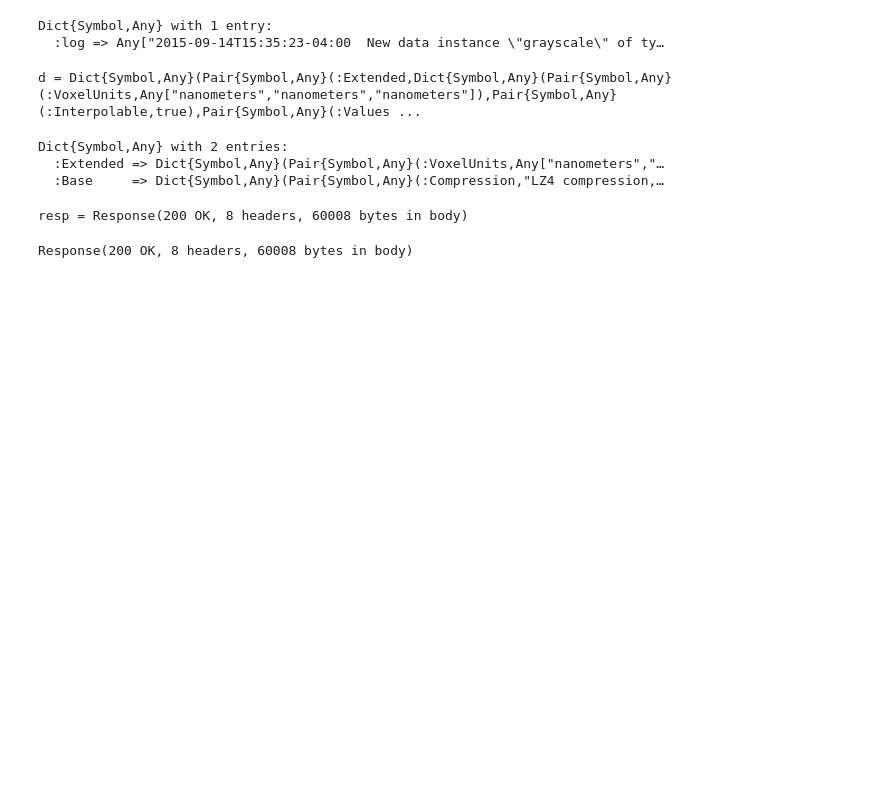
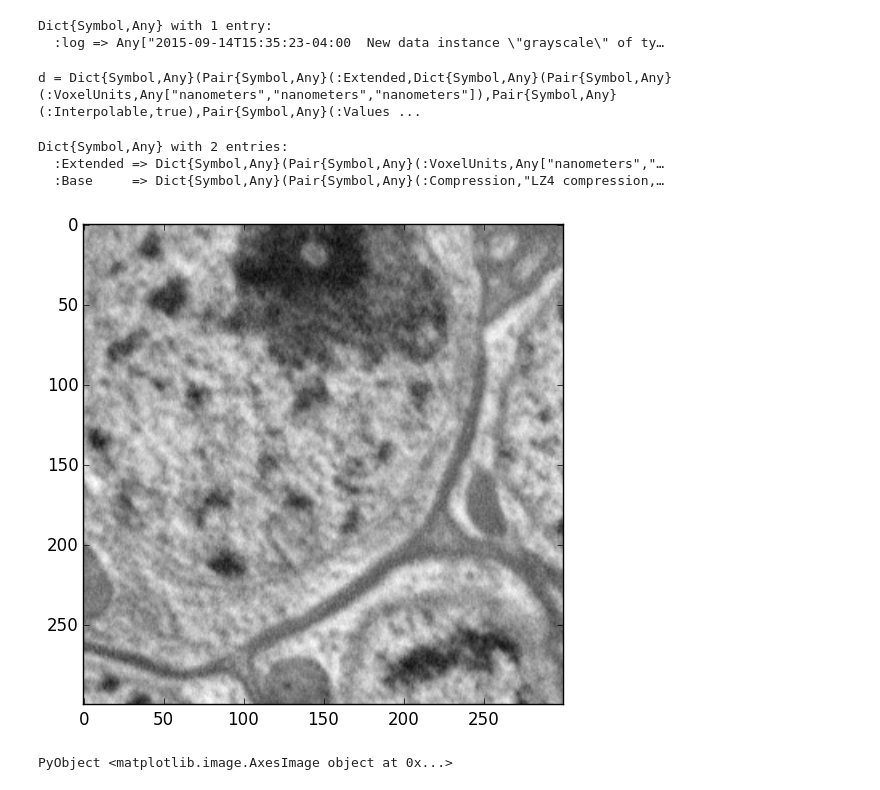
Before and after one commit to seung-lab/DVIDArrays.jl, a Jupyter notebook: notebook/direct.ipynb, the cells around one changed output. Cells and saved outputs as stored; diff of their text form; code cells hidden in the pictures; blank space fills up the shorter version.

```diff
--- a/notebook/direct.ipynb
+++ b/notebook/direct.ipynb
@@ -64,9 +64,11 @@ Dict{Symbol,Any} with 2 entries:
   :Extended => Dict{Symbol,Any}(Pair{Symbol,Any}(:VoxelUnits,Any["nanometers","…
   :Base     => Dict{Symbol,Any}(Pair{Symbol,Any}(:Compression,"LZ4 compression,…
 # %%
-resp = get("http://localhost:8000/api/node/5c/grayscale/raw/xy/300_300/2304_1472_1280")
-# d = JSON.parse(bytestring(resp.data), dicttype=Dict{Symbol, Any})
-@show resp
+resp = get("http://130.211.134.112:8000/api/node/5c/grayscale/raw/xy/300_300/2304_1472_1280")
+using Images
+img = Images.load(IOBuffer(resp.data))
+using PyPlot
+PyPlot.imshow(raw(img), cmap="gray")
 # %% [output]
+[figure, added]
-resp = Response(200 OK, 8 headers, 60008 bytes in body)
+PyObject <matplotlib.image.AxesImage object at 0x...>
-Response(200 OK, 8 headers, 60008 bytes in body)
```
Also changed, not shown: parts of 1 cell of this notebook, 6 other files.
